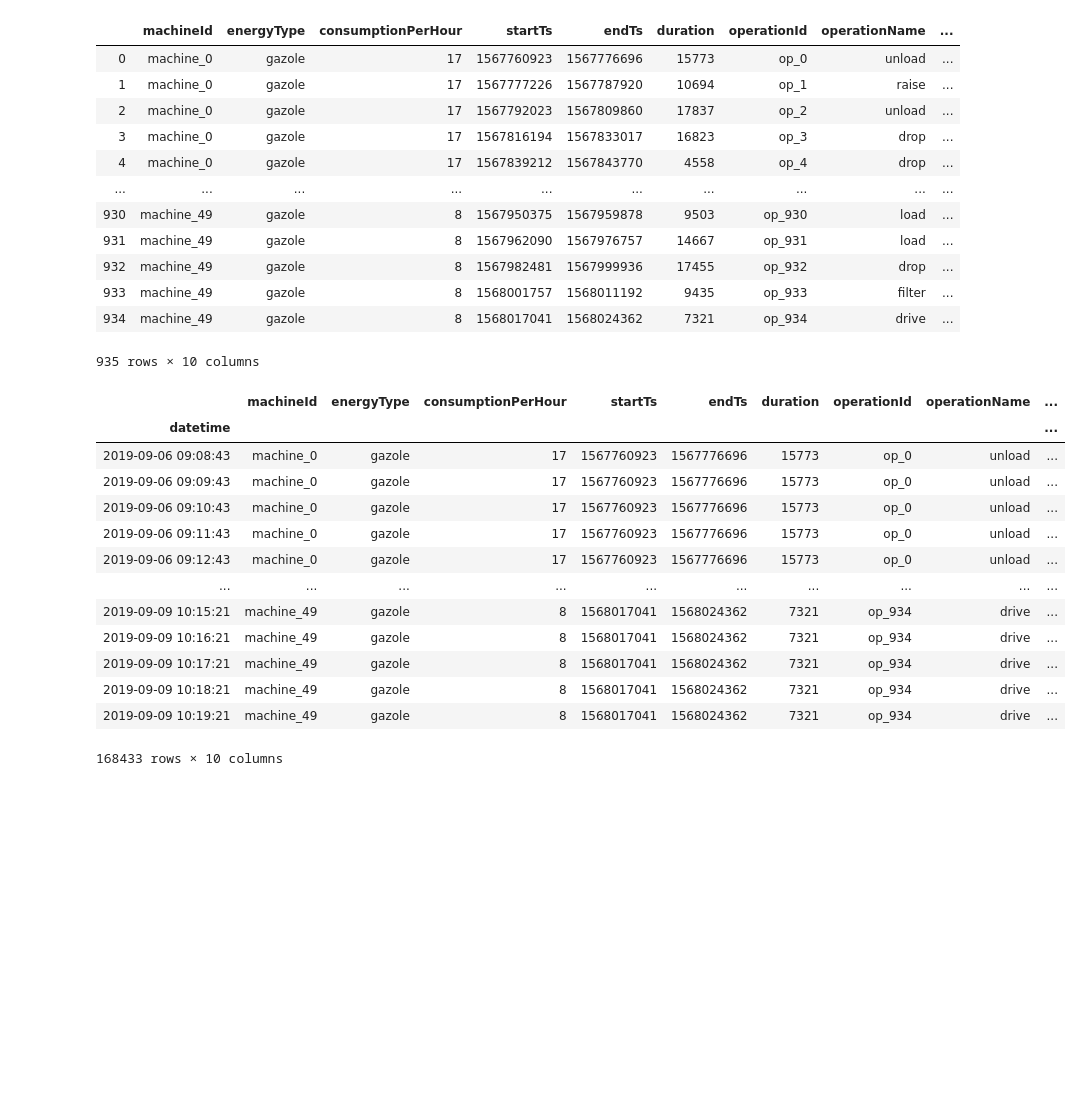
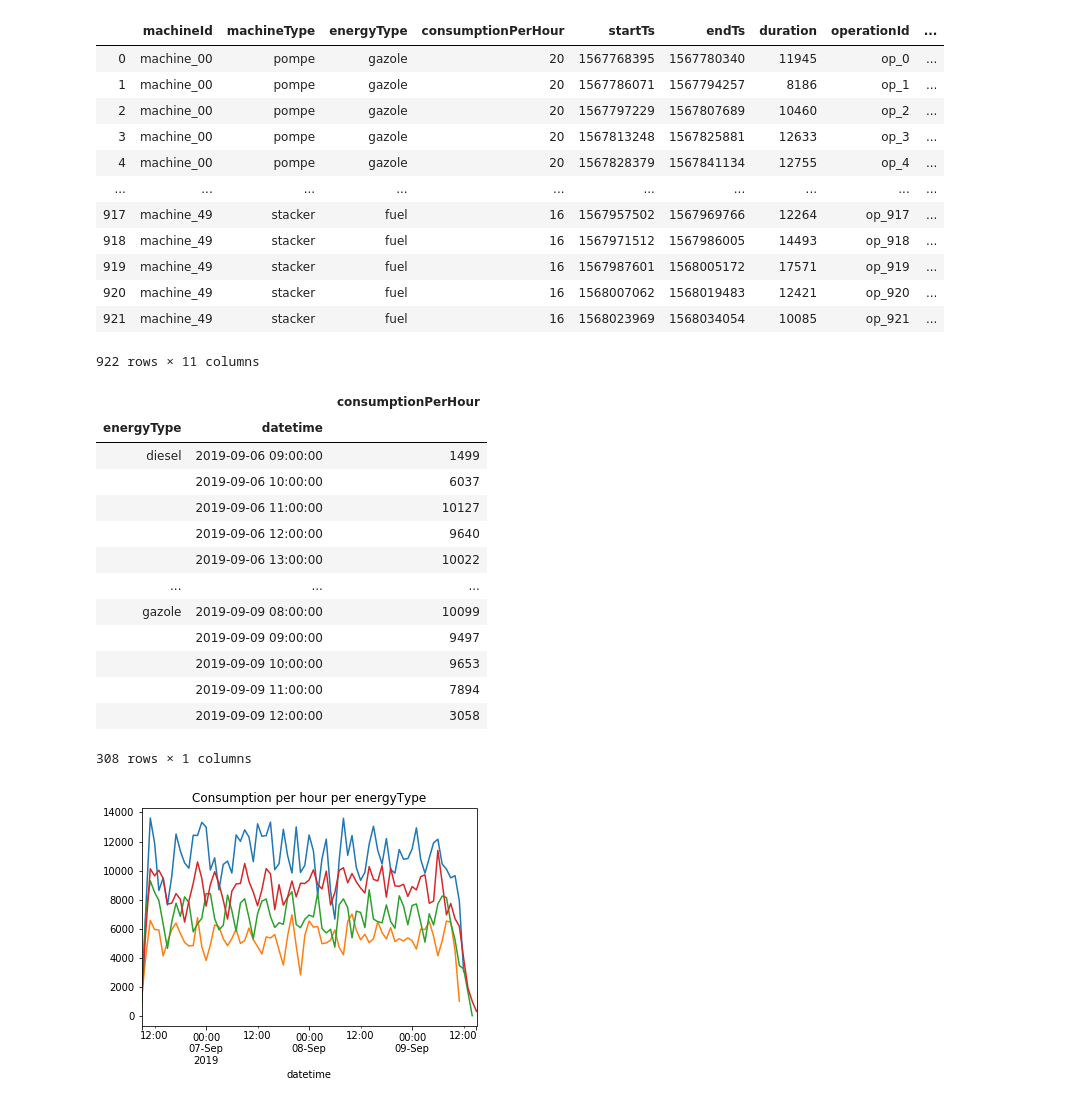
Before and after one commit to pixel-ports/pas_modelling, a Jupyter notebook: tools/demonstration.ipynb, the cells around one changed output. Saved outputs shown, nothing was run; the diff lists cells and outputs as text; code cells hidden in the pictures; blank space fills up the shorter version.

```diff
--- a/tools/demonstration.ipynb
+++ b/tools/demonstration.ipynb
@@ -13,6 +13,7 @@ for machine in data["timeseries"]:
     for use in machine["uses"]:
         machine_use = {
             "machineId": machine["machineId"],
+            "machineType": machine["machineType"],
             "energyType": machine["consumption"]["energyType"],
             "consumptionPerHour": machine["consumption"]["consumptionPerHour"]
         }
@@ -23,48 +24,55 @@ for machine in data["timeseries"]:
 df = pd.DataFrame.from_dict(machines_uses)
 df
 # %% [output]
-|  | machineId | energyType | consumptionPerHour | startTs | endTs | duration | operationId | operationName | ... |
-| 0 | machine_0 | gazole | 17 | 1567760923 | 1567776696 | 15773 | op_0 | unload | ... |
-| 1 | machine_0 | gazole | 17 | 1567777226 | 1567787920 | 10694 | op_1 | raise | ... |
-| 2 | machine_0 | gazole | 17 | 1567792023 | 1567809860 | 17837 | op_2 | unload | ... |
-| 3 | machine_0 | gazole | 17 | 1567816194 | 1567833017 | 16823 | op_3 | drop | ... |
-| 4 | machine_0 | gazole | 17 | 1567839212 | 1567843770 | 4558 | op_4 | drop | ... |
+|  | machineId | machineType | energyType | consumptionPerHour | startTs | endTs | duration | operationId | ... |
+| 0 | machine_00 | pompe | gazole | 20 | 1567768395 | 1567780340 | 11945 | op_0 | ... |
+| 1 | machine_00 | pompe | gazole | 20 | 1567786071 | 1567794257 | 8186 | op_1 | ... |
+| 2 | machine_00 | pompe | gazole | 20 | 1567797229 | 1567807689 | 10460 | op_2 | ... |
+| 3 | machine_00 | pompe | gazole | 20 | 1567813248 | 1567825881 | 12633 | op_3 | ... |
+| 4 | machine_00 | pompe | gazole | 20 | 1567828379 | 1567841134 | 12755 | op_4 | ... |
 | ... | ... | ... | ... | ... | ... | ... | ... | ... | ... |
-| 930 | machine_49 | gazole | 8 | 1567950375 | 1567959878 | 9503 | op_930 | load | ... |
-| 931 | machine_49 | gazole | 8 | 1567962090 | 1567976757 | 14667 | op_931 | load | ... |
-| 932 | machine_49 | gazole | 8 | 1567982481 | 1567999936 | 17455 | op_932 | drop | ... |
-| 933 | machine_49 | gazole | 8 | 1568001757 | 1568011192 | 9435 | op_933 | filter | ... |
-| 934 | machine_49 | gazole | 8 | 1568017041 | 1568024362 | 7321 | op_934 | drive | ... |
+| 917 | machine_49 | stacker | fuel | 16 | 1567957502 | 1567969766 | 12264 | op_917 | ... |
+| 918 | machine_49 | stacker | fuel | 16 | 1567971512 | 1567986005 | 14493 | op_918 | ... |
+| 919 | machine_49 | stacker | fuel | 16 | 1567987601 | 1568005172 | 17571 | op_919 | ... |
+| 920 | machine_49 | stacker | fuel | 16 | 1568007062 | 1568019483 | 12421 | op_920 | ... |
+| 921 | machine_49 | stacker | fuel | 16 | 1568023969 | 1568034054 | 10085 | op_921 | ... |
-935 rows × 10 columns
+922 rows × 11 columns
 # %%
 df["datetimes"] = df.apply(lambda row: pd.date_range(pd.to_datetime(row["startTs"], unit="s"), pd.to_datetime(row["endTs"], unit="s"), freq="1min").to_list(), axis=1)
 
 tsdf = (df
     .set_index([elem for elem in list(df.columns) if elem != "datetimes"])["datetimes"]
     .apply(pd.Series)
     .stack()
     .reset_index()
-    .drop('level_10', axis=1)
+    .drop('level_11', axis=1)
     .rename(columns={0:'datetime'})
 )
 tsdf['datetime'] = pd.to_datetime(tsdf['datetime'])
 tsdf = tsdf.set_index('datetime')
 
 df.drop(columns=["datetimes"])
 
-tsdf
+energyTypesDf = tsdf.groupby(['energyType', pd.Grouper(freq='H')]).sum()
+display(energyTypesDf[["consumptionPerHour"]])
+
+energyTypes = list(set([row[0] for row in energyTypesDf.index]))
+for energyType in energyTypes:
+    energyTypesDf.loc[energyType]["consumptionPerHour"].plot(label=energyType, title="Consumption per hour per energyType")
+plt.show()
 # %% [output]
-|  | machineId | energyType | consumptionPerHour | startTs | endTs | duration | operationId | operationName | ... |
-| datetime |  |  |  |  |  |  |  |  | ... |
-| 2019-09-06 09:08:43 | machine_0 | gazole | 17 | 1567760923 | 1567776696 | 15773 | op_0 | unload | ... |
-| 2019-09-06 09:09:43 | machine_0 | gazole | 17 | 1567760923 | 1567776696 | 15773 | op_0 | unload | ... |
-| 2019-09-06 09:10:43 | machine_0 | gazole | 17 | 1567760923 | 1567776696 | 15773 | op_0 | unload | ... |
-| 2019-09-06 09:11:43 | machine_0 | gazole | 17 | 1567760923 | 1567776696 | 15773 | op_0 | unload | ... |
-| 2019-09-06 09:12:43 | machine_0 | gazole | 17 | 1567760923 | 1567776696 | 15773 | op_0 | unload | ... |
-| ... | ... | ... | ... | ... | ... | ... | ... | ... | ... |
-| 2019-09-09 10:15:21 | machine_49 | gazole | 8 | 1568017041 | 1568024362 | 7321 | op_934 | drive | ... |
-| 2019-09-09 10:16:21 | machine_49 | gazole | 8 | 1568017041 | 1568024362 | 7321 | op_934 | drive | ... |
-| 2019-09-09 10:17:21 | machine_49 | gazole | 8 | 1568017041 | 1568024362 | 7321 | op_934 | drive | ... |
-| 2019-09-09 10:18:21 | machine_49 | gazole | 8 | 1568017041 | 1568024362 | 7321 | op_934 | drive | ... |
-| 2019-09-09 10:19:21 | machine_49 | gazole | 8 | 1568017041 | 1568024362 | 7321 | op_934 | drive | ... |
+|  |  | consumptionPerHour |
+| energyType | datetime |  |
+| diesel | 2019-09-06 09:00:00 | 1499 |
+|  | 2019-09-06 10:00:00 | 6037 |
+|  | 2019-09-06 11:00:00 | 10127 |
+|  | 2019-09-06 12:00:00 | 9640 |
+|  | 2019-09-06 13:00:00 | 10022 |
+| ... | ... | ... |
+| gazole | 2019-09-09 08:00:00 | 10099 |
+|  | 2019-09-09 09:00:00 | 9497 |
+|  | 2019-09-09 10:00:00 | 9653 |
+|  | 2019-09-09 11:00:00 | 7894 |
+|  | 2019-09-09 12:00:00 | 3058 |
-168433 rows × 10 columns
+308 rows × 1 columns
+[figure, added]
```
Also changed, not shown: parts of 5 cells of this notebook, 1 other file.
